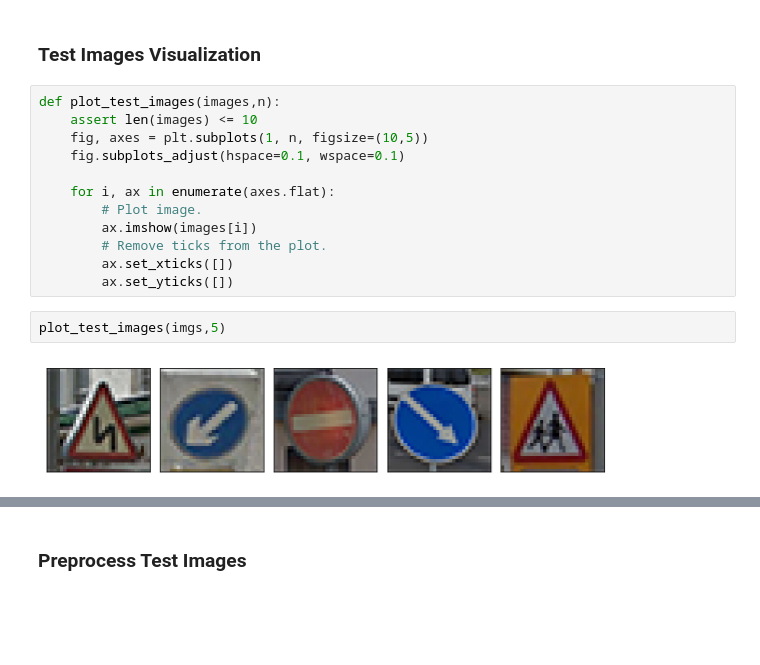
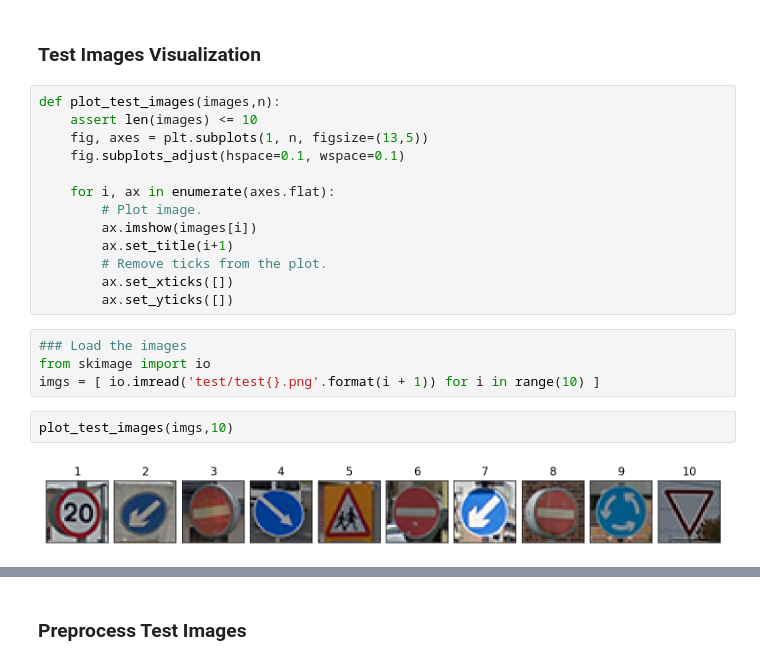
Before and after one commit to mdalai/self-driving-car-traffic-sign-classifier, a Jupyter notebook: Traffic_Sign_Classifier.ipynb, the cells around one changed output, grey strips where cells are left out. Saved outputs shown, nothing was run; the diff lists cells and outputs as text; blank space fills up the shorter version.

```diff
--- a/Traffic_Sign_Classifier.ipynb
+++ b/Traffic_Sign_Classifier.ipynb
@@ -506,16 +494,21 @@ import matplotlib.pyplot as plt
 # %%
 def plot_test_images(images,n):
     assert len(images) <= 10
-    fig, axes = plt.subplots(1, n, figsize=(10,5))
+    fig, axes = plt.subplots(1, n, figsize=(13,5))
     fig.subplots_adjust(hspace=0.1, wspace=0.1)
 
     for i, ax in enumerate(axes.flat):
         # Plot image.
         ax.imshow(images[i])
+        ax.set_title(i+1)
         # Remove ticks from the plot.
         ax.set_xticks([])
         ax.set_yticks([])
+# %%
+### Load the images
+from skimage import io
+imgs = [ io.imread('test/test{}.png'.format(i + 1)) for i in range(10) ]
 # %%
-plot_test_images(imgs,5)
+plot_test_images(imgs,10)
 # %% [output]
-[figure, old version]
+[figure, new version]
```
Also changed, not shown: parts of 9 cells of this notebook, 13 other files.
